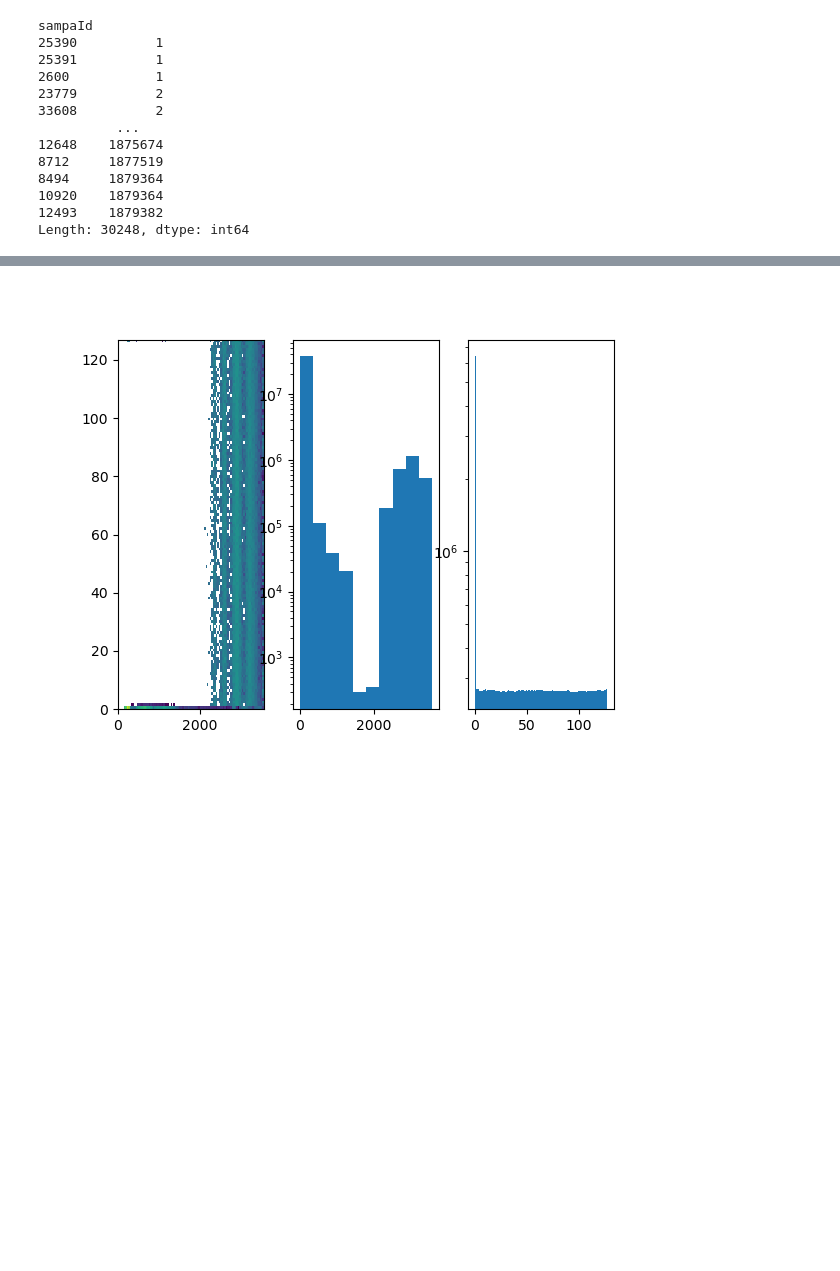
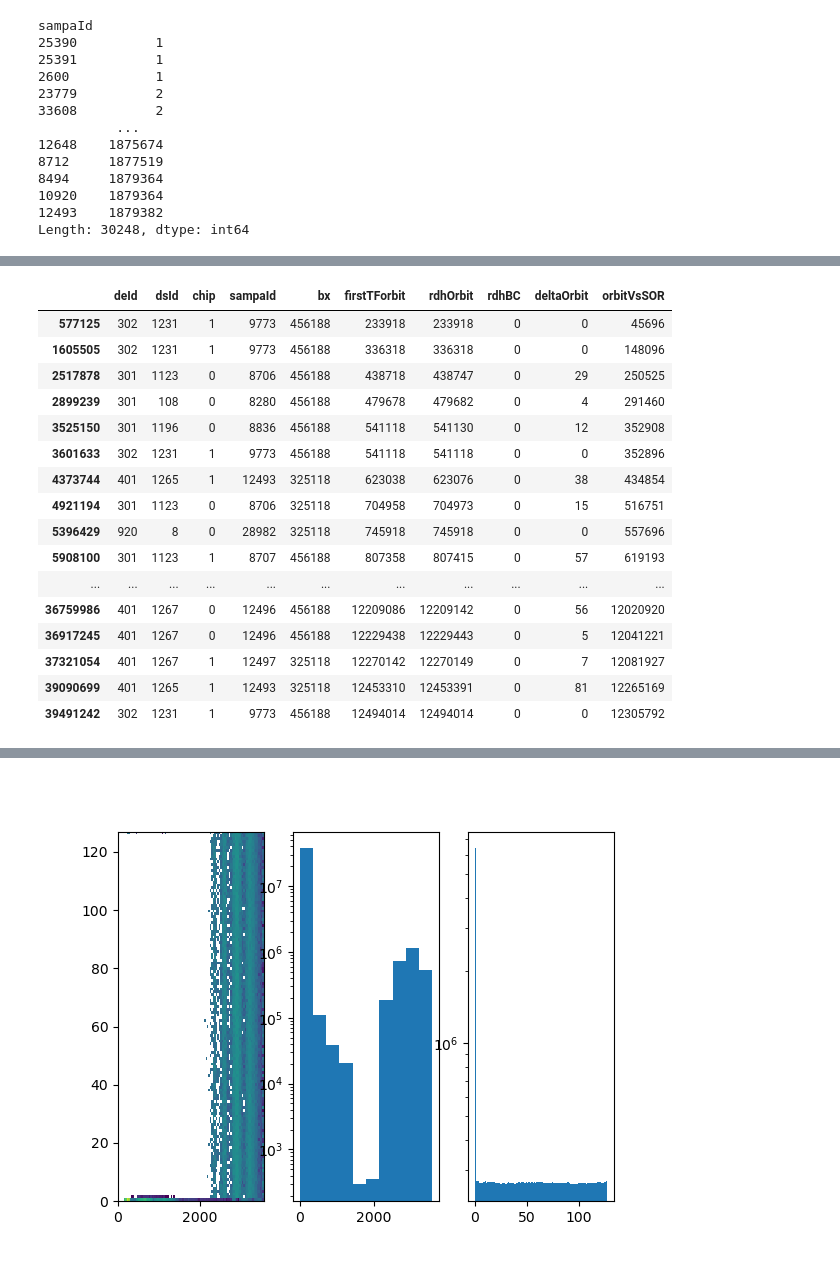
Before and after one commit to aphecetche/notebooks, a Jupyter notebook: sampa-times.ipynb, the cells around one changed output, grey strips where cells are left out. Cells and saved outputs as stored; diff of their text form; code cells hidden in the pictures; blank space fills up the shorter version.

```diff
--- a/sampa-times.ipynb
+++ b/sampa-times.ipynb
@@ -57,4 +85,21 @@ Length: 30248, dtype: int64
 # %%
-one_chip = (st["deId"]==103) & (st["dsId"]==16) & (st["chip"]==1)
-another = (st["deId"]==506) & (st["dsId"]==105) & (st["chip"]==0)
+st[(st.bx==325118) | (st.bx==456188)]
+# %% [output]
+|  | deId | dsId | chip | sampaId | bx | firstTForbit | rdhOrbit | rdhBC | deltaOrbit | orbitVsSOR |
+| 577125 | 302 | 1231 | 1 | 9773 | 456188 | 233918 | 233918 | 0 | 0 | 45696 |
+| 1605505 | 302 | 1231 | 1 | 9773 | 456188 | 336318 | 336318 | 0 | 0 | 148096 |
+| 2517878 | 301 | 1123 | 0 | 8706 | 456188 | 438718 | 438747 | 0 | 29 | 250525 |
+| 2899239 | 301 | 108 | 0 | 8280 | 456188 | 479678 | 479682 | 0 | 4 | 291460 |
+| 3525150 | 301 | 1196 | 0 | 8836 | 456188 | 541118 | 541130 | 0 | 12 | 352908 |
+| 3601633 | 302 | 1231 | 1 | 9773 | 456188 | 541118 | 541118 | 0 | 0 | 352896 |
+| 4373744 | 401 | 1265 | 1 | 12493 | 325118 | 623038 | 623076 | 0 | 38 | 434854 |
+| 4921194 | 301 | 1123 | 0 | 8706 | 325118 | 704958 | 704973 | 0 | 15 | 516751 |
+| 5396429 | 920 | 8 | 0 | 28982 | 325118 | 745918 | 745918 | 0 | 0 | 557696 |
+| 5908100 | 301 | 1123 | 1 | 8707 | 456188 | 807358 | 807415 | 0 | 57 | 619193 |
+| ... | ... | ... | ... | ... | ... | ... | ... | ... | ... | ... |
+| 36759986 | 401 | 1267 | 0 | 12496 | 456188 | 12209086 | 12209142 | 0 | 56 | 12020920 |
+| 36917245 | 401 | 1267 | 0 | 12496 | 456188 | 12229438 | 12229443 | 0 | 5 | 12041221 |
+| 37321054 | 401 | 1267 | 1 | 12497 | 325118 | 12270142 | 12270149 | 0 | 7 | 12081927 |
+| 39090699 | 401 | 1265 | 1 | 12493 | 325118 | 12453310 | 12453391 | 0 | 81 | 12265169 |
+| 39491242 | 302 | 1231 | 1 | 9773 | 456188 | 12494014 | 12494014 | 0 | 0 | 12305792 |
 # %%
```
Also changed, not shown: parts of 8 cells of this notebook, 2 other files.
